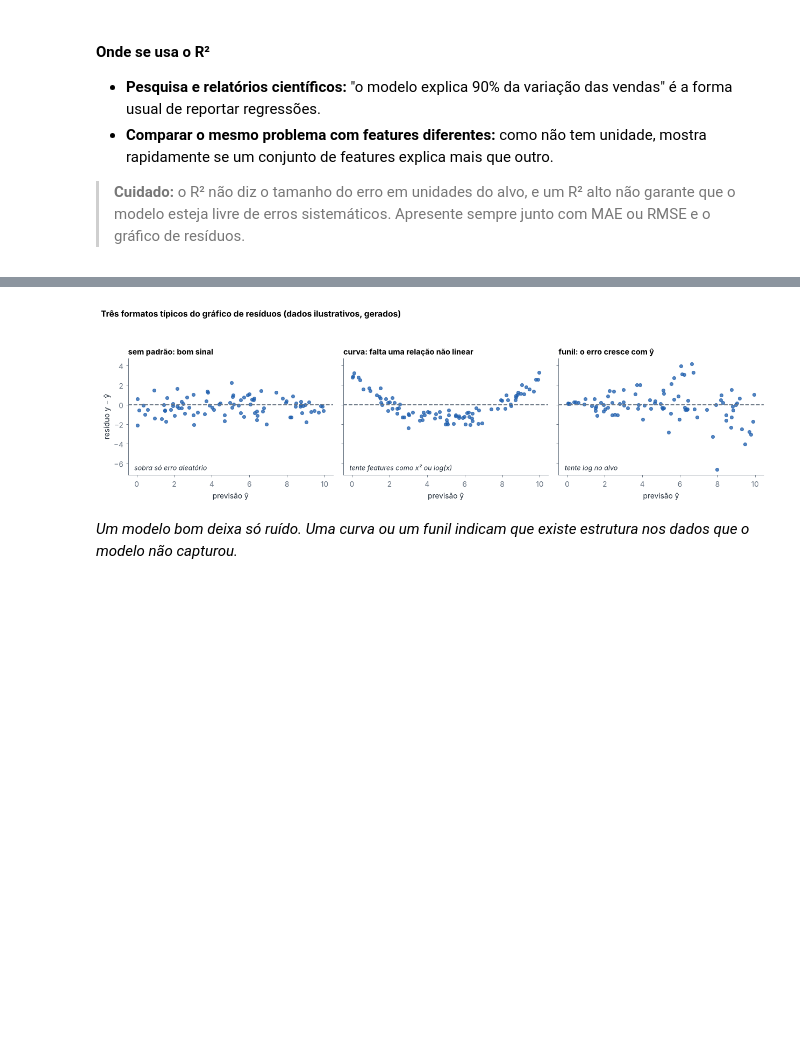
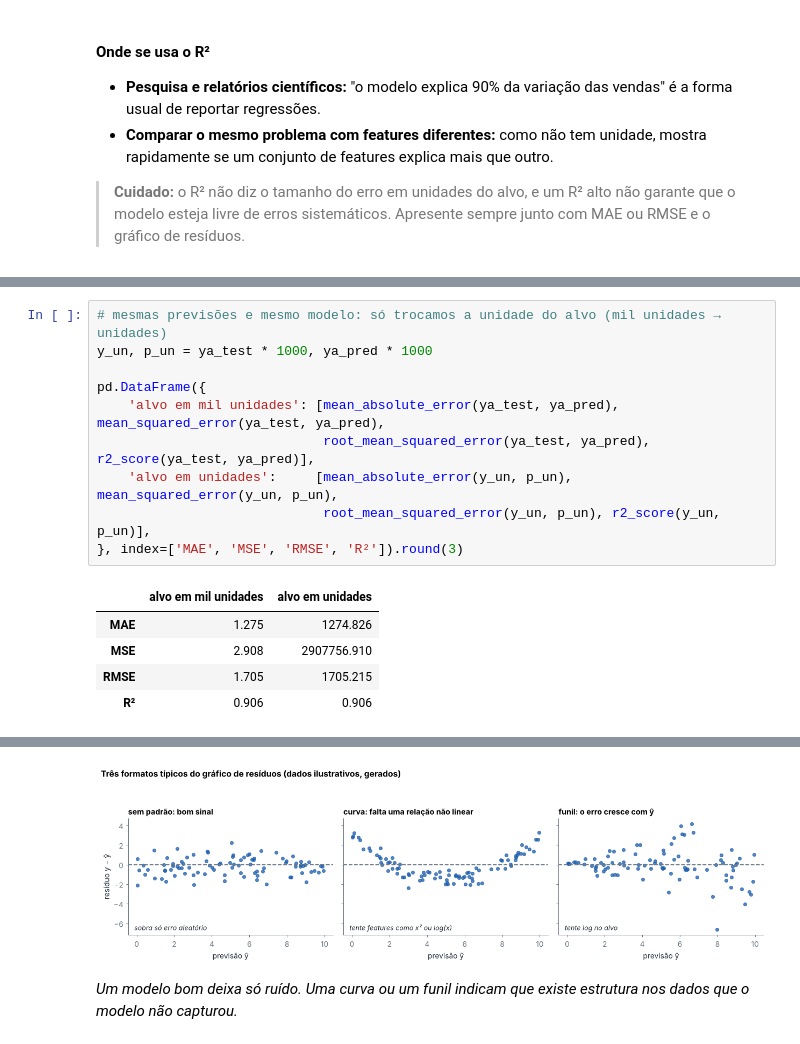
Before and after one commit to joelsonSantos/aulas-machine-learning, a Jupyter notebook: lectures/code/aula5_guiada_avaliacao_modelos.ipynb, the cells around one changed output, grey strips where cells are left out. Drawn from its saved outputs; the diff is of its cells as text; blank space fills up the shorter version.

Commit message:
avaliação de modelos de regressao

```diff
--- a/lectures/code/aula5_guiada_avaliacao_modelos.ipynb
+++ b/lectures/code/aula5_guiada_avaliacao_modelos.ipynb
@@ -641,0 +619,16 @@ Um único mercado muda pouco o MAE e mais que dobra o RMSE. O quadrado no RMSE d
+# %%
+# mesmas previsões e mesmo modelo: só trocamos a unidade do alvo (mil unidades → unidades)
+y_un, p_un = ya_test * 1000, ya_pred * 1000
+
+pd.DataFrame({
+    'alvo em mil unidades': [mean_absolute_error(ya_test, ya_pred), mean_squared_error(ya_test, ya_pred),
+                             root_mean_squared_error(ya_test, ya_pred), r2_score(ya_test, ya_pred)],
+    'alvo em unidades':     [mean_absolute_error(y_un, p_un), mean_squared_error(y_un, p_un),
+                             root_mean_squared_error(y_un, p_un), r2_score(y_un, p_un)],
+}, index=['MAE', 'MSE', 'RMSE', 'R²']).round(3)
+# %% [output]
+|  | alvo em mil unidades | alvo em unidades |
+| MAE | 1.275 | 1274.826 |
+| MSE | 2.908 | 2907756.910 |
+| RMSE | 1.705 | 1705.215 |
+| R² | 0.906 | 0.906 |
```
Also changed, not shown: parts of 31 cells of this notebook.
